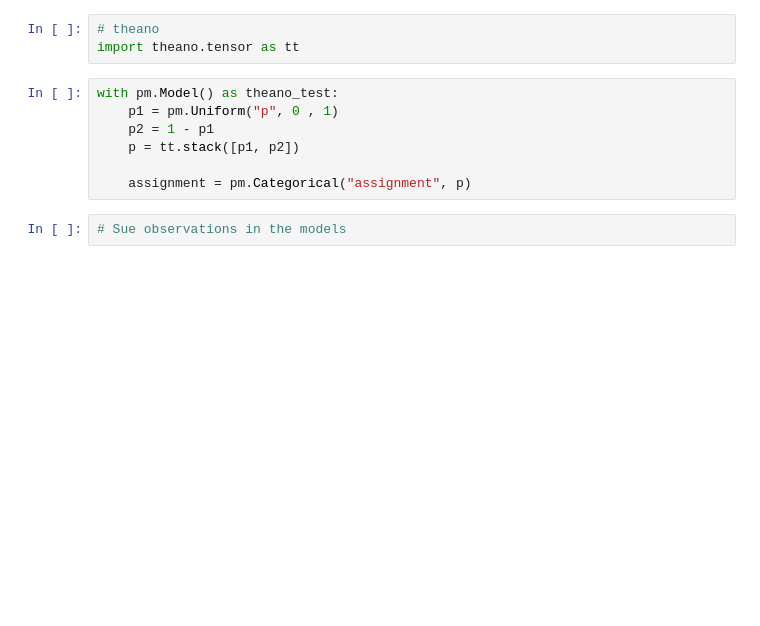
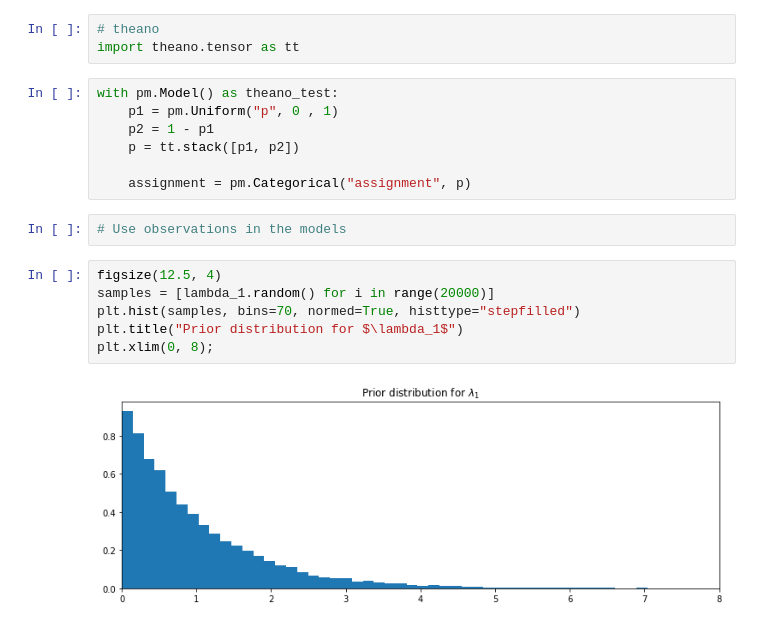
Before and after one commit to CLuiz/probabalistic_programming, a Jupyter notebook: ch2.ipynb, the cells around one changed output. Saved outputs shown, nothing was run; the diff lists cells and outputs as text; blank space fills up the shorter version.

```diff
--- a/ch2.ipynb
+++ b/ch2.ipynb
@@ -80,4 +85,12 @@ with pm.Model() as theano_test:
 
     assignment = pm.Categorical("assignment", p)
 # %%
-# Sue observations in the models
+# Use observations in the models
+# %%
+figsize(12.5, 4)
+samples = [lambda_1.random() for i in range(20000)]
+plt.hist(samples, bins=70, normed=True, histtype="stepfilled")
+plt.title("Prior distribution for $\lambda_1$")
+plt.xlim(0, 8);
+# %% [output]
+[figure, added]
```
Also changed, not shown: parts of 9 cells of this notebook.
